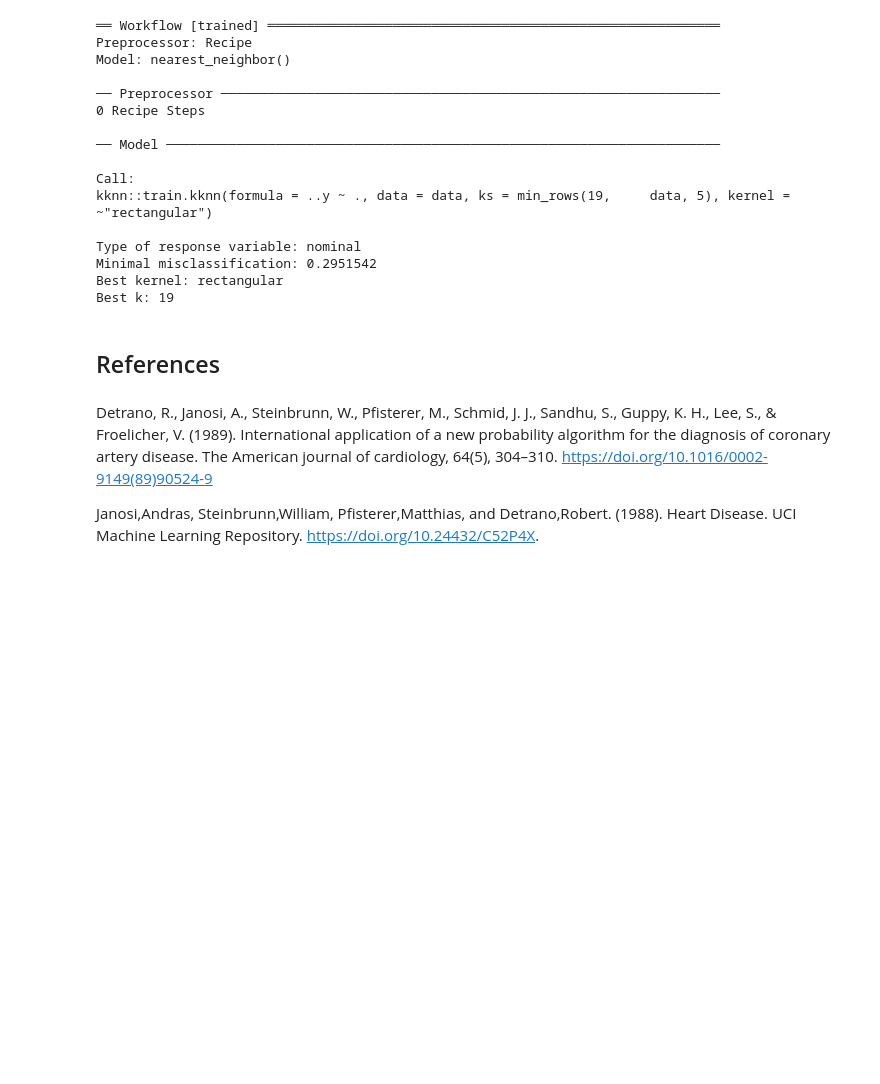
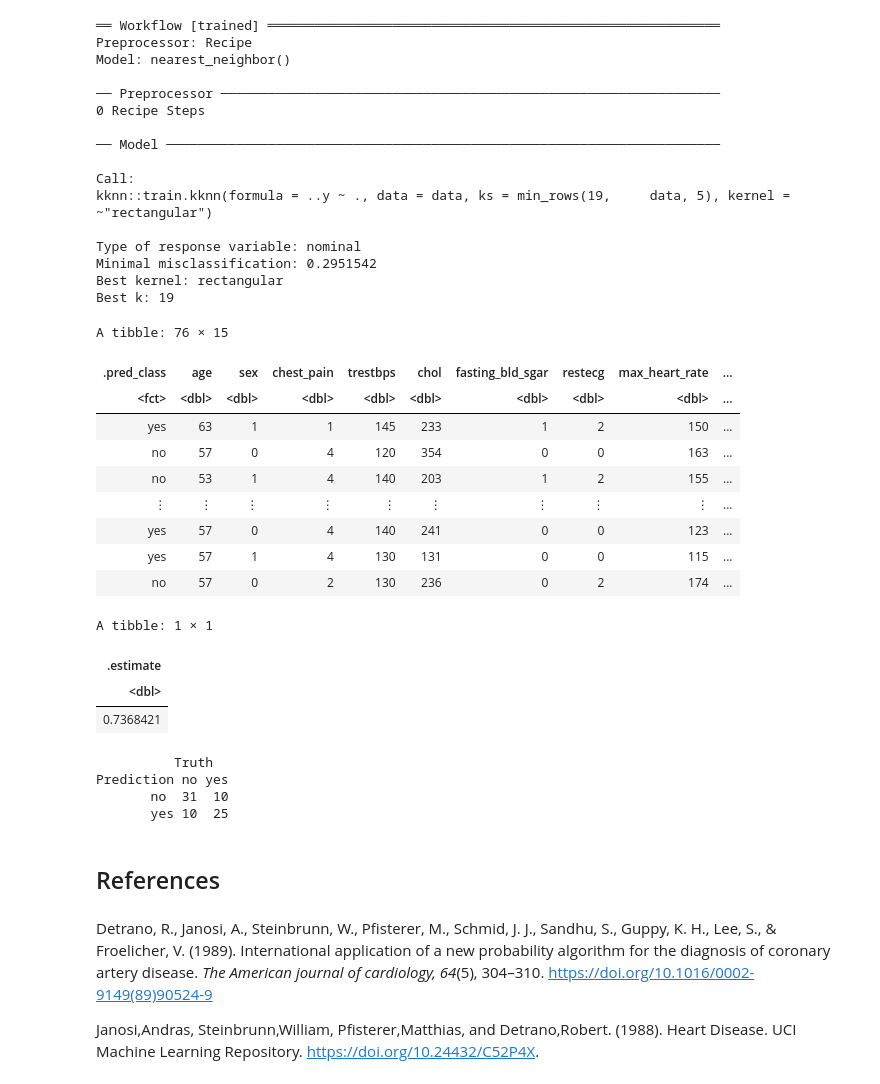
Before and after one commit to ssun05/dsci_100_002_group5_project, a Jupyter notebook: report.ipynb, the cells around one changed output. Saved outputs shown, nothing was run; the diff lists cells and outputs as text; code cells hidden in the pictures; blank space fills up the shorter version.

Commit message:
conf mat

```diff
--- a/report.ipynb
+++ b/report.ipynb
@@ -322,9 +322,47 @@ Type of response variable: nominal
 Minimal misclassification: 0.2951542
 Best kernel: rectangular
 Best k: 19
+# %%
+set.seed(9999)
+
+heart_predictions <- predict(heart_fit, heart_test) |>
+                    bind_cols(heart_test)
+
+heart_predictions
+
+heart_metrics <- heart_predictions |>
+  metrics(truth = diagnosis, estimate = .pred_class) |>
+  filter(.metric == "accuracy") |>
+  select(.estimate)
+
+heart_metrics
+
+heart_conf_mat <- heart_predictions |>
+             conf_mat(truth = diagnosis, estimate = .pred_class)
+
+heart_conf_mat
+# %% [output]
+A tibble: 76 × 15
+| .pred_class | age | sex | chest_pain | trestbps | chol | fasting_bld_sgar | restecg | max_heart_rate | ... |
+| <fct> | <dbl> | <dbl> | <dbl> | <dbl> | <dbl> | <dbl> | <dbl> | <dbl> | ... |
+| yes | 63 | 1 | 1 | 145 | 233 | 1 | 2 | 150 | ... |
+| no | 57 | 0 | 4 | 120 | 354 | 0 | 0 | 163 | ... |
+| no | 53 | 1 | 4 | 140 | 203 | 1 | 2 | 155 | ... |
+| ⋮ | ⋮ | ⋮ | ⋮ | ⋮ | ⋮ | ⋮ | ⋮ | ⋮ | ... |
+| yes | 57 | 0 | 4 | 140 | 241 | 0 | 0 | 123 | ... |
+| yes | 57 | 1 | 4 | 130 | 131 | 0 | 0 | 115 | ... |
+| no | 57 | 0 | 2 | 130 | 236 | 0 | 2 | 174 | ... |
+A tibble: 1 × 1
+| .estimate |
+| <dbl> |
+| 0.7368421 |
+          Truth
+Prediction no yes
+       no  31  10
+       yes 10  25
 # %% [markdown]
 ## References
 # %% [markdown]
-Detrano, R., Janosi, A., Steinbrunn, W., Pfisterer, M., Schmid, J. J., Sandhu, S., Guppy, K. H., Lee, S., & Froelicher, V. (1989). International application of a new probability algorithm for the diagnosis of coronary artery disease. The American journal of cardiology, 64(5), 304–310. https://doi.org/10.1016/0002-9149(89)90524-9
+Detrano, R., Janosi, A., Steinbrunn, W., Pfisterer, M., Schmid, J. J., Sandhu, S., Guppy, K. H., Lee, S., & Froelicher, V. (1989). International application of a new probability algorithm for the diagnosis of coronary artery disease. *The American journal of cardiology, 64*(5), 304–310. https://doi.org/10.1016/0002-9149(89)90524-9
 
 Janosi,Andras, Steinbrunn,William, Pfisterer,Matthias, and Detrano,Robert. (1988). Heart Disease. UCI Machine Learning Repository. https://doi.org/10.24432/C52P4X.
```
Also changed, not shown: parts of 1 cell of this notebook.
